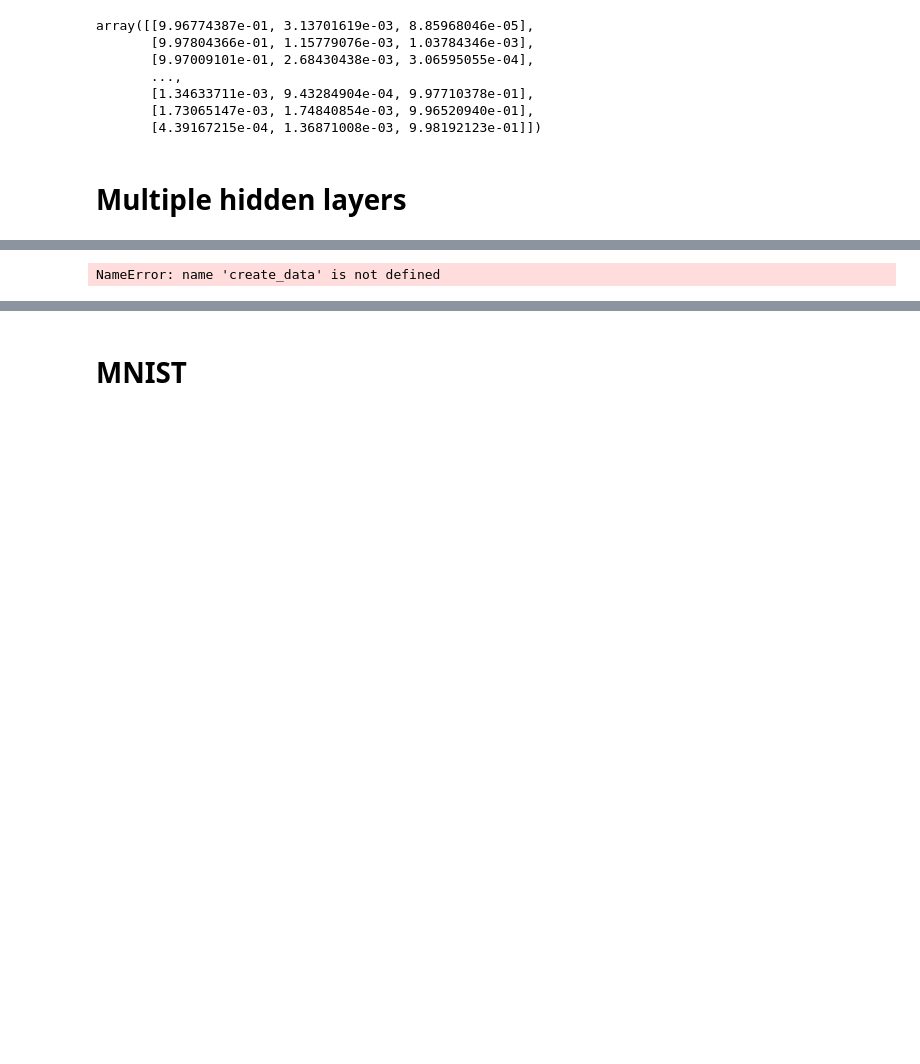
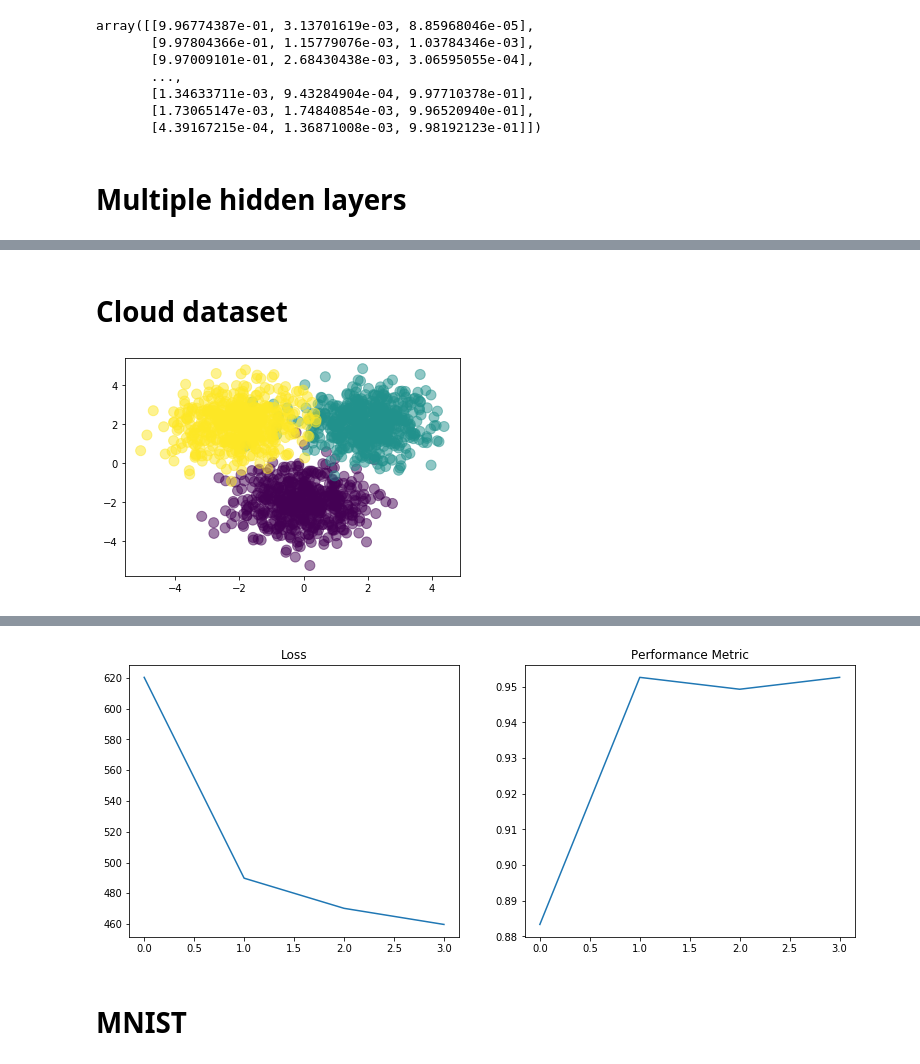
Before and after one commit to jackblandin/research, a Jupyter notebook: experiments/nn/mlp.ipynb, the cells around one changed output, grey strips where cells are left out. Drawn from its saved outputs; the diff is of its cells as text; code cells hidden in the pictures; blank space fills up the shorter version.

```diff
--- a/experiments/nn/mlp.ipynb
+++ b/experiments/nn/mlp.ipynb
@@ -1192,20 +1265,48 @@ KeyboardInterrupt:
-# %%
-# create the data
-# NOTE: N = Nclass * K
-
-np.random.seed(123)
-
-_Nclass = 500
-_D = 2 # dimensionality of input
-_M = [50] # hidden layer sizes
-_K = 3 # number of classes
-
-_X, _Y = create_data(_Nclass, _D, _M, _K)
-
-_nn = MLP(_D, _M, _K, ReLU(), learning_rate=1e-5)
-
-_nn.fit(_X, _Y, 500, batch_size=15)
-
-_preds, _Z = _nn.forward(_X)
-# %% [output]
-NameError: name 'create_data' is not defined
+# %% [markdown]
+# Cloud dataset
+# %%
+# backpropagation example for deep learning in python class.
+# with sigmoid activation
+#
+# the notes for this class can be found at:
+# https://deeplearningcourses.com/c/data-science-deep-learning-in-python
+# https://www.udemy.com/data-science-deep-learning-in-python
+from __future__ import print_function, division
+from builtins import range
+# Note: you may need to update your version of future
+# sudo pip install -U future
+
+import numpy as np
+import matplotlib.pyplot as plt
+
+
+def create_data(Nclass, D, M, K):
+    X1 = np.random.randn(Nclass, D) + np.array([0, -2])
+    X2 = np.random.randn(Nclass, D) + np.array([2, 2])
+    X3 = np.random.randn(Nclass, D) + np.array([-2, 2])
+    X = np.vstack([X1, X2, X3])
+
+    Y = np.array([0]*Nclass + [1]*Nclass + [2]*Nclass)
+
+    # let's see what it looks like
+    plt.scatter(X[:,0], X[:,1], c=Y, s=100, alpha=0.5)
+    plt.show()
+
+    return X, Y
+
+np.random.seed(123)
+
+_Nclass = 500
+_D = 2 # dimensionality of input
+_M = [10] # hidden layer sizes
+_K = 3 # number of classes
+
+_X, _Y = create_data(_Nclass, _D, _M, _K)
+
+_nn = MLPClassifier(_D, _M, _K, ReLU(), learning_rate=1e-7, mu=.95)
+
+_nn.fit(_X, _Y, 1000, batch_size=100)
+
+_preds, _Z = _nn.forward(_X)
+# %% [output]
+[figure, added]
@@ -1212,3 +1318,4 @@ NameError: name 'create_data' is not defined
+[figure, added]
 # %% [markdown]
 # MNIST
 # %%
```
Also changed, not shown: parts of 12 cells of this notebook, 1 other file.
